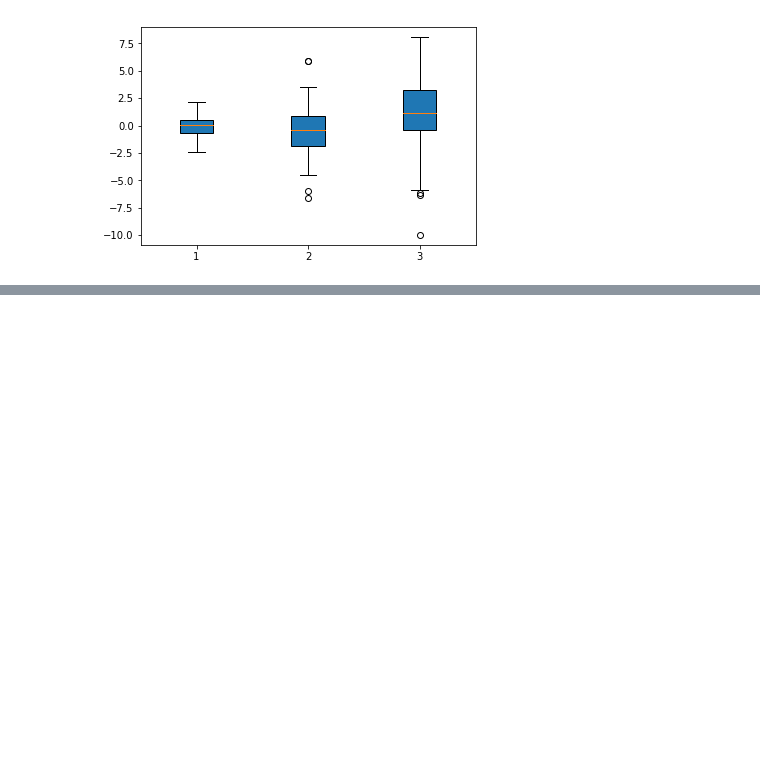
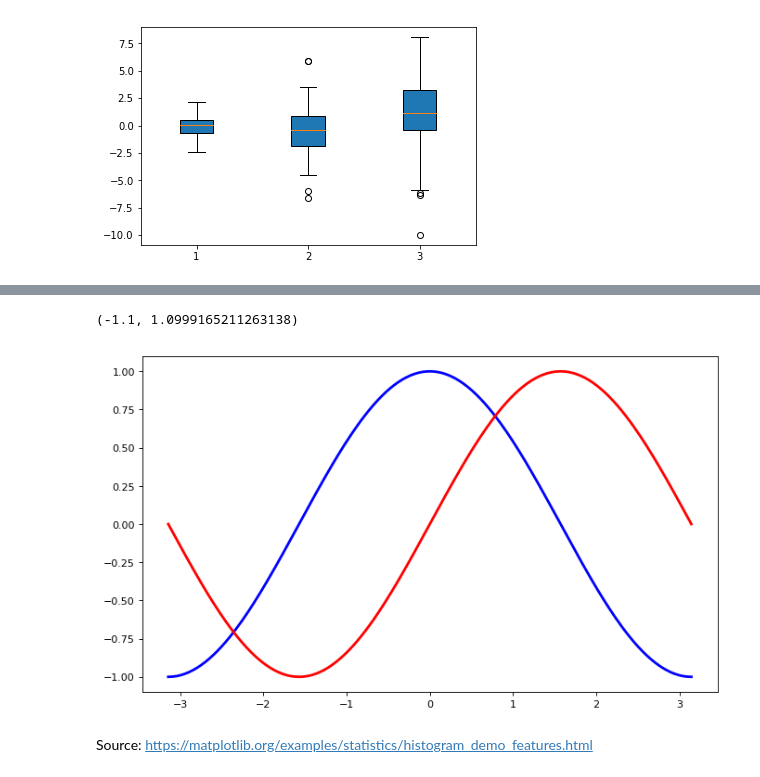
Before and after one commit to dev-pasa/PythonForData, a Jupyter notebook: MatPlotlibForVisual.ipynb, the cells around one changed output, grey strips where cells are left out. Drawn from its saved outputs; the diff is of its cells as text; code cells hidden in the pictures; blank space fills up the shorter version.

```diff
--- a/MatPlotlibForVisual.ipynb
+++ b/MatPlotlibForVisual.ipynb
@@ -251,0 +272,11 @@ plt.boxplot(data, vert = True, patch_artist=True);
+# %%
+plt.figure(figsize=(10,6), dpi=80)
+plt.plot(Y, C, color="blue", linewidth=2.5, linestyle="-")
+plt.plot(Y, S, color="red",  linewidth=2.5, linestyle="-")
+plt.xlim(Y.min()*1.1, Y.max()*1.1)
+plt.ylim(C.min()*1.1, C.max()*1.1)
+# %% [output]
+(-1.1, 1.0999165211263138)
+[figure, added]
+# %% [markdown]
+Source: https://matplotlib.org/examples/statistics/histogram_demo_features.html
```
Also changed, not shown: parts of 11 cells of this notebook.
